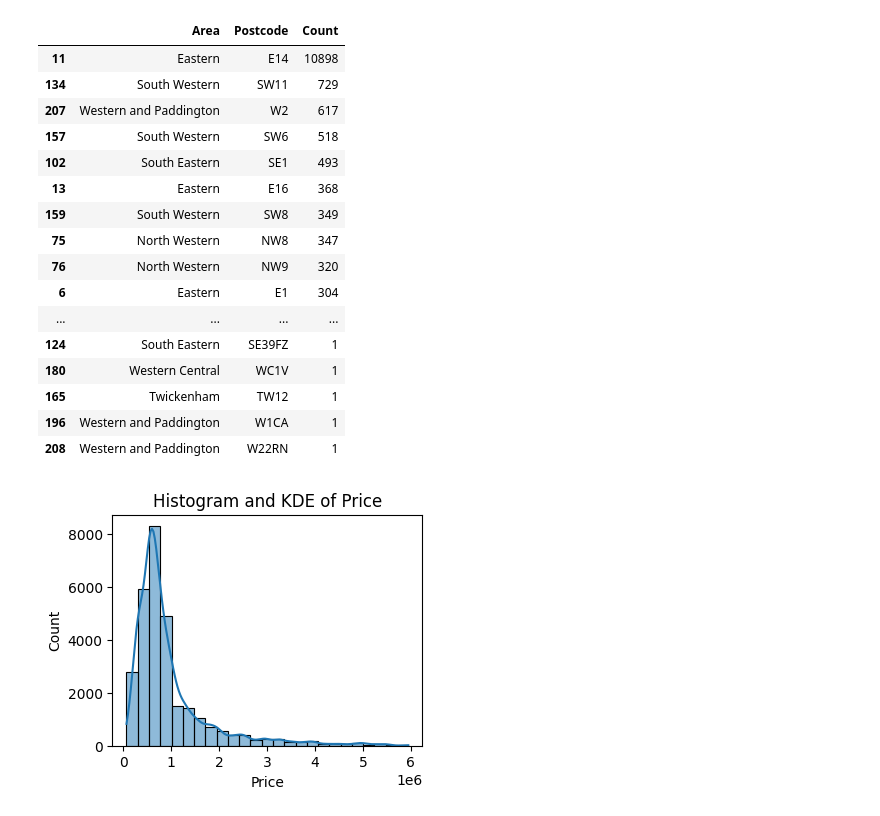
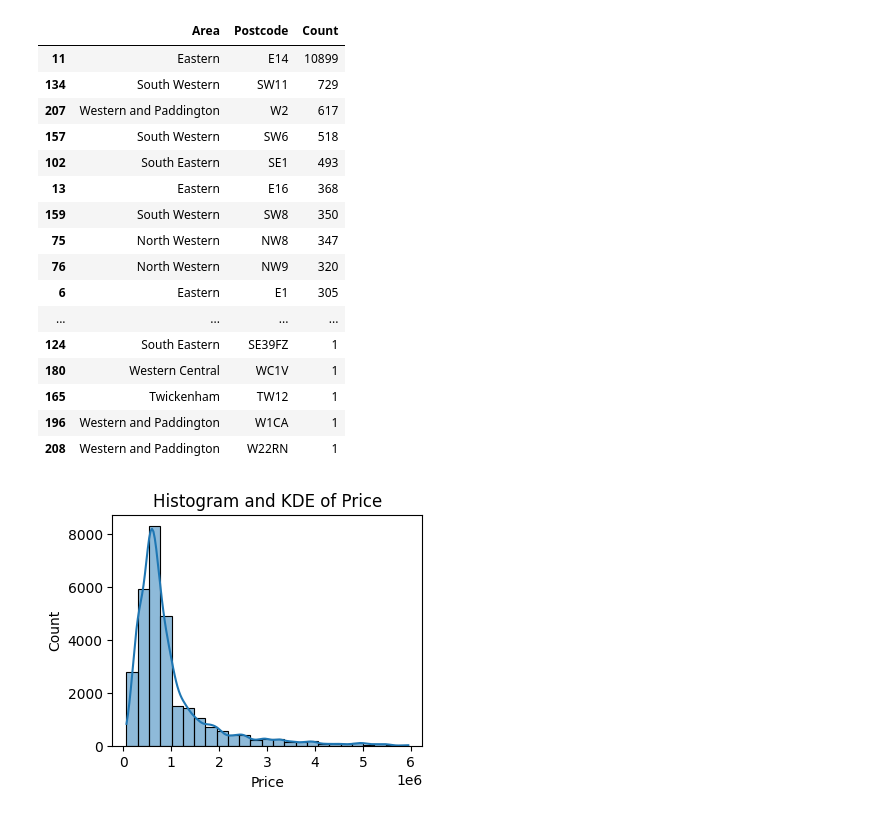
Before and after one commit to MarkThackham/portfolio, a Jupyter notebook: 02 London Property Listings/01 London Property Listing.ipynb, the cells around one changed output. Saved outputs shown, nothing was run; the diff lists cells and outputs as text; code cells hidden in the pictures.

```diff
--- a/02 London Property Listings/01 London Property Listing.ipynb
+++ b/02 London Property Listings/01 London Property Listing.ipynb
@@ -157,17 +158,20 @@ df2['PostcodeArea'] = df2['PostcodeArea'].apply(extract_letters_before_number)
 # %%
-df2[['Area','Postcode']].groupby(['Area','Postcode']).size().reset_index(name='Count').sort_values(by='Count', ascending=False)
+df[['Area','Postcode']]\
+    .groupby(['Area','Postcode'])\
+    .size().reset_index(name='Count')\
+    .sort_values(by='Count', ascending=False)
 # %% [output]
 |  | Area | Postcode | Count |
-| 11 | Eastern | E14 | 10898 |
+| 11 | Eastern | E14 | 10899 |
 | 134 | South Western | SW11 | 729 |
 | 207 | Western and Paddington | W2 | 617 |
 | 157 | South Western | SW6 | 518 |
 | 102 | South Eastern | SE1 | 493 |
 | 13 | Eastern | E16 | 368 |
-| 159 | South Western | SW8 | 349 |
+| 159 | South Western | SW8 | 350 |
 | 75 | North Western | NW8 | 347 |
 | 76 | North Western | NW9 | 320 |
-| 6 | Eastern | E1 | 304 |
+| 6 | Eastern | E1 | 305 |
 | ... | ... | ... | ... |
 | 124 | South Eastern | SE39FZ | 1 |
 | 180 | Western Central | WC1V | 1 |
```
Also changed, not shown: parts of 6 cells of this notebook.
